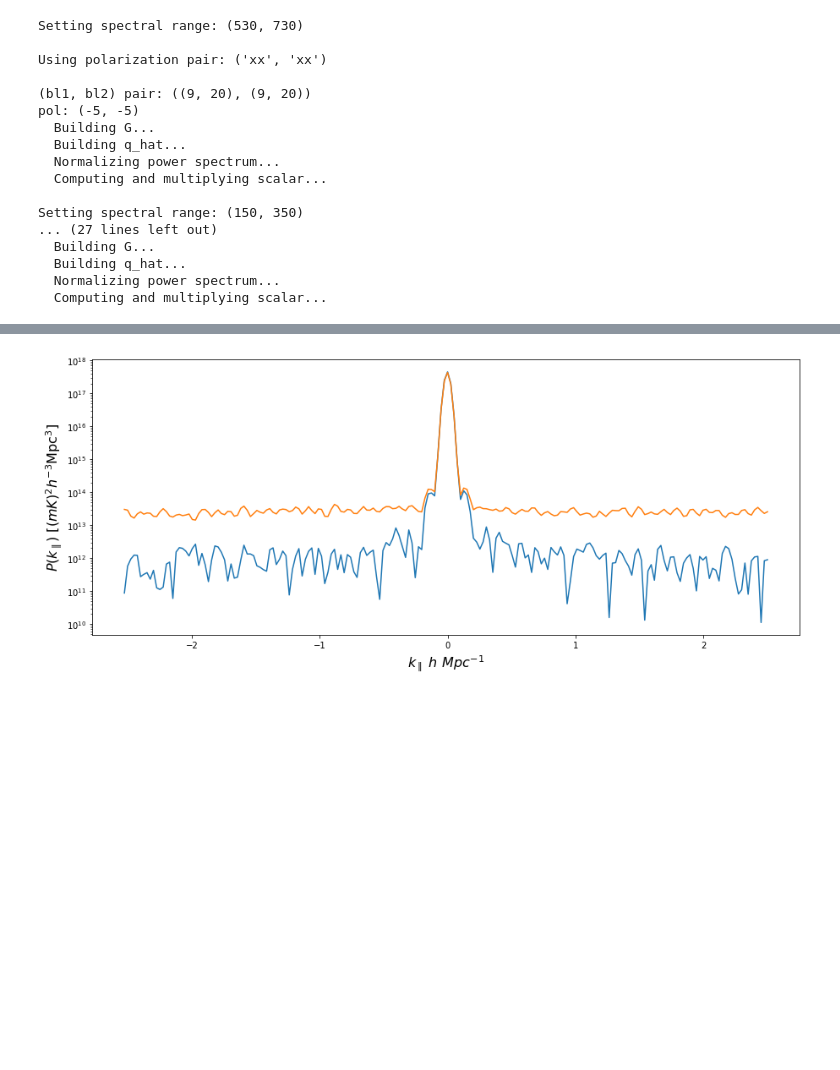
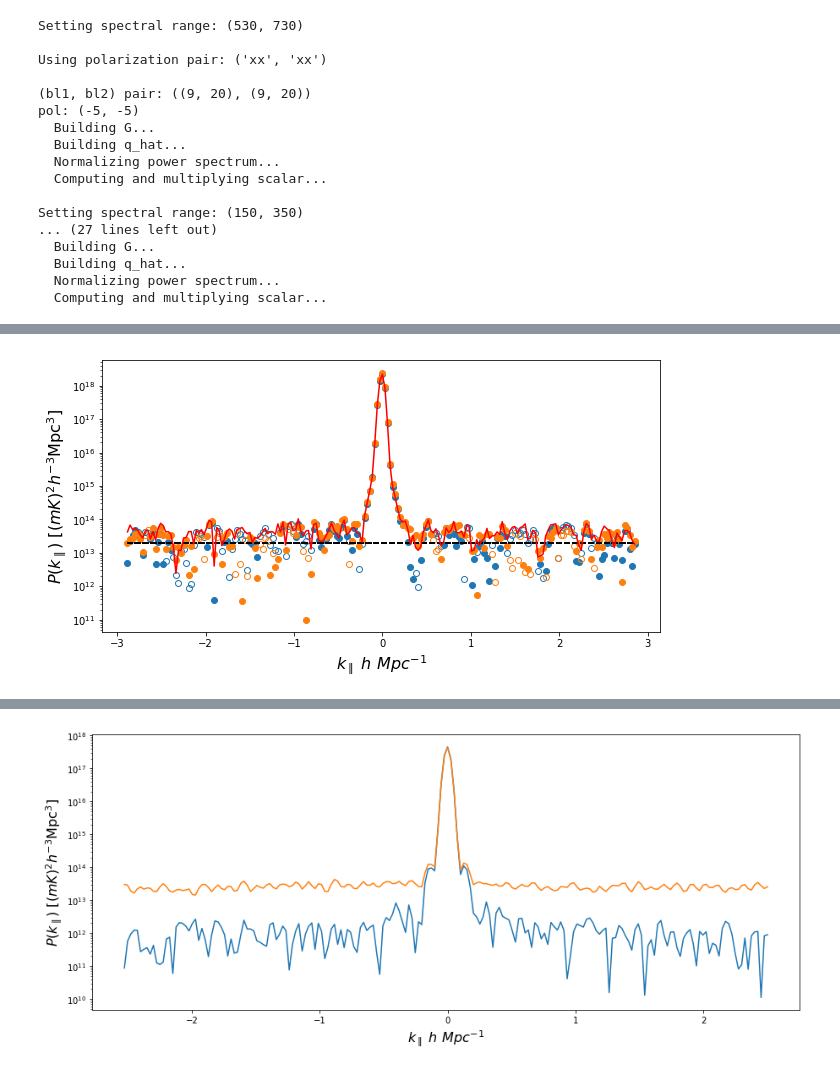
Before and after one commit to UPennEoR/kohn18_analysis, a Jupyter notebook: TestConstructFactorizableMask.ipynb, the cells around one changed output, grey strips where cells are left out. Saved outputs shown, nothing was run; the diff lists cells and outputs as text; code cells hidden in the pictures; blank space fills up the shorter version.

```diff
--- a/TestConstructFactorizableMask.ipynb
+++ b/TestConstructFactorizableMask.ipynb
@@ -112,0 +158,12 @@ Setting spectral range: (150, 350)
+# %%
+fig = plt.figure(figsize=(10,5))
+ax = fig.add_subplot(111)
+hp.plot.delay_spectrum(uvp_high, [((9,20),(9,20))], 0, 'xx', average_blpairs=True, average_times=True,
+                       legend=False, delay=False, ax = ax, markers=True, plot_noise=True, lines=False)
+hp.plot.delay_spectrum(uvp_high_unflag, [((9,20),(9,20))], 0, 'xx', average_blpairs=True, average_times=True,
+                           legend=False, delay=False, ax = ax, markers=True, plot_noise=True, lines=False)
+ax.plot(k_para,P_N_high,color='black',linestyle='--')
+plt.semilogy(k_high_para,ps_high_avg,color='red')
+plt.show()
+# %% [output]
+[figure, added]
```
Also changed, not shown: parts of 18 cells of this notebook.
